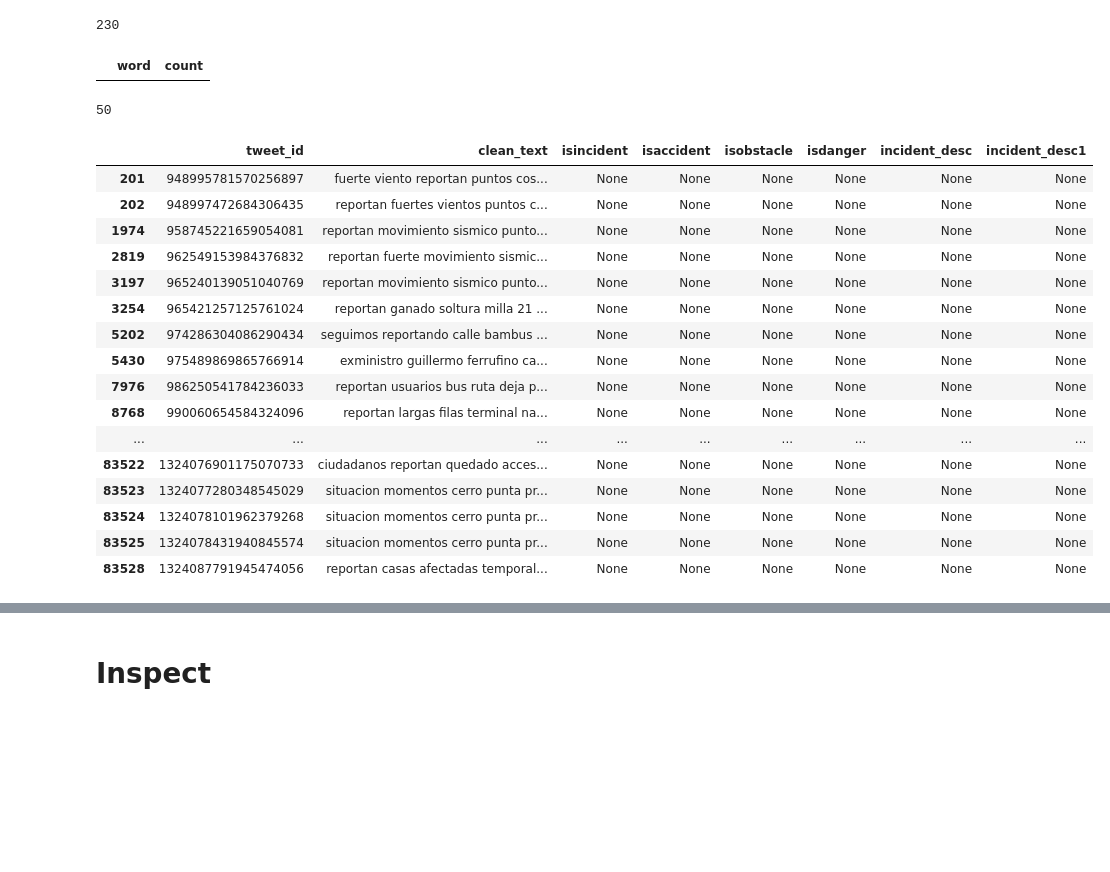
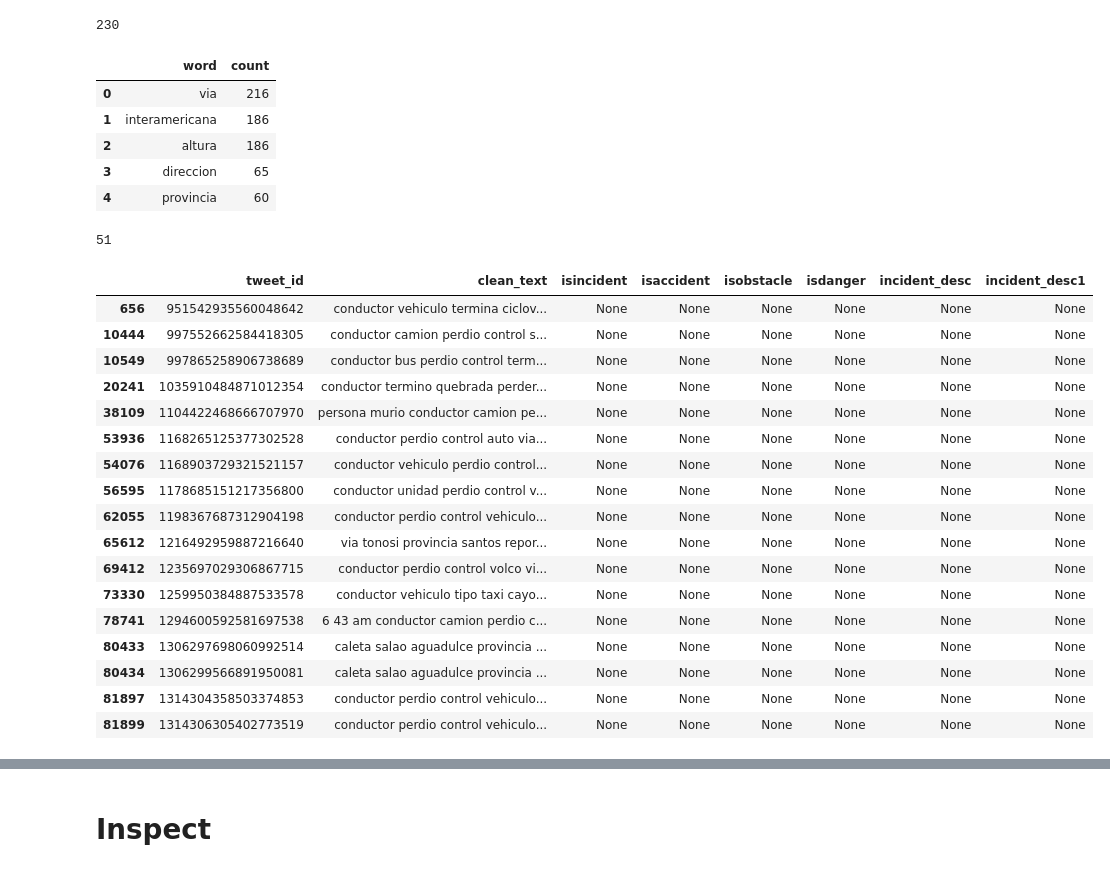
Before and after one commit to Liu-Lc/TwitterTraffic-Pty, a Jupyter notebook: TweetData/clean_data.ipynb, the cells around one changed output, grey strips where cells are left out. Cells and saved outputs as stored; diff of their text form; code cells hidden in the pictures; blank space fills up the shorter version.

```diff
--- a/TweetData/clean_data.ipynb
+++ b/TweetData/clean_data.ipynb
@@ -89,12 +92,12 @@ len(short_df[extract])
 # %%
-short_df.loc[extract, 'isincident'] = False
+short_df.loc[extract, 'isincident'] = True
 short_df.loc[extract, 'isaccident'] = False
 short_df.loc[extract, 'isobstacle'] = False
-short_df.loc[extract, 'isdanger'] = False
-# short_df.loc[extract, 'incident_desc1'] = 'area acordonada'
+short_df.loc[extract, 'isdanger'] = True
+short_df.loc[extract, 'incident_desc1'] = 'transporte'
 # %%
 ## Check the true with the keyword
-extract = short_df.clean_text.str.contains('redes sociales') & short_df.isincident.isnull()
+extract = short_df.clean_text.str.contains('chorrera provincia panama oeste') & short_df.isincident.isnull()
 short_df[extract]
 # %% [output]
 |  | tweet_id | clean_text | isincident | isaccident | isobstacle | isdanger | incident_desc | incident_desc1 |
@@ -169,6 +188,11 @@ freq = pd.DataFrame(counts.most_common(20), columns=['word', 'count'])
 freq.head(5)
 # %% [output]
 |  | word | count |
+| 0 | via | 216 |
+| 1 | interamericana | 186 |
+| 2 | altura | 186 |
+| 3 | direccion | 65 |
+| 4 | provincia | 60 |
 # %%
 short_df.loc[extract, 'isincident'] = True
 short_df.loc[extract, 'isaccident'] = True
@@ -178,28 +202,29 @@ short_df.loc[extract, 'incident_desc'] = 'incidente'
 # %%
 len(short_df[extract])
 # %% [output]
-50
+51
 # %%
-extract = short_df.clean_text.str.contains('reportan.*') & short_df.isincident.isnull()
+extract = short_df.clean_text.str.contains('perd.*control') & short_df.isincident.isnull()
 short_df[extract]
 # %% [output]
 |  | tweet_id | clean_text | isincident | isaccident | isobstacle | isdanger | incident_desc | incident_desc1 |
-| 201 | 948995781570256897 | fuerte viento reportan puntos cos... | None | None | None | None | None | None |
-| 202 | 948997472684306435 | reportan fuertes vientos puntos c... | None | None | None | None | None | None |
-| 1974 | 958745221659054081 | reportan movimiento sismico punto... | None | None | None | None | None | None |
-| 2819 | 962549153984376832 | reportan fuerte movimiento sismic... | None | None | None | None | None | None |
-| 3197 | 965240139051040769 | reportan movimiento sismico punto... | None | None | None | None | None | None |
-| 3254 | 965421257125761024 | reportan ganado soltura milla 21 ... | None | None | None | None | None | None |
-| 5202 | 974286304086290434 | seguimos reportando calle bambus ... | None | None | None | None | None | None |
-| 5430 | 975489869865766914 | exministro guillermo ferrufino ca... | None | None | None | None | None | None |
-| 7976 | 986250541784236033 | reportan usuarios bus ruta deja p... | None | None | None | None | None | None |
-| 8768 | 990060654584324096 | reportan largas filas terminal na... | None | None | None | None | None | None |
-| ... | ... | ... | ... | ... | ... | ... | ... | ... |
-| 83522 | 1324076901175070733 | ciudadanos reportan quedado acces... | None | None | None | None | None | None |
-| 83523 | 1324077280348545029 | situacion momentos cerro punta pr... | None | None | None | None | None | None |
-| 83524 | 1324078101962379268 | situacion momentos cerro punta pr... | None | None | None | None | None | None |
-| 83525 | 1324078431940845574 | situacion momentos cerro punta pr... | None | None | None | None | None | None |
-| 83528 | 1324087791945474056 | reportan casas afectadas temporal... | None | None | None | None | None | None |
+| 656 | 951542935560048642 | conductor vehiculo termina ciclov... | None | None | None | None | None | None |
+| 10444 | 997552662584418305 | conductor camion perdio control s... | None | None | None | None | None | None |
+| 10549 | 997865258906738689 | conductor bus perdio control term... | None | None | None | None | None | None |
+| 20241 | 1035910484871012354 | conductor termino quebrada perder... | None | None | None | None | None | None |
+| 38109 | 1104422468666707970 | persona murio conductor camion pe... | None | None | None | None | None | None |
+| 53936 | 1168265125377302528 | conductor perdio control auto via... | None | None | None | None | None | None |
+| 54076 | 1168903729321521157 | conductor vehiculo perdio control... | None | None | None | None | None | None |
+| 56595 | 1178685151217356800 | conductor unidad perdio control v... | None | None | None | None | None | None |
+| 62055 | 1198367687312904198 | conductor perdio control vehiculo... | None | None | None | None | None | None |
+| 65612 | 1216492959887216640 | via tonosi provincia santos repor... | None | None | None | None | None | None |
+| 69412 | 1235697029306867715 | conductor perdio control volco vi... | None | None | None | None | None | None |
+| 73330 | 1259950384887533578 | conductor vehiculo tipo taxi cayo... | None | None | None | None | None | None |
+| 78741 | 1294600592581697538 | 6 43 am conductor camion perdio c... | None | None | None | None | None | None |
+| 80433 | 1306297698060992514 | caleta salao aguadulce provincia ... | None | None | None | None | None | None |
+| 80434 | 1306299566891950081 | caleta salao aguadulce provincia ... | None | None | None | None | None | None |
+| 81897 | 1314304358503374853 | conductor perdio control vehiculo... | None | None | None | None | None | None |
+| 81899 | 1314306305402773519 | conductor perdio control vehiculo... | None | None | None | None | None | None |
 # %%
 ## Specific rows
 short_df.loc[753, 'isdanger'] = False
```
Also changed, not shown: parts of 16 cells of this notebook, 1 other file.
